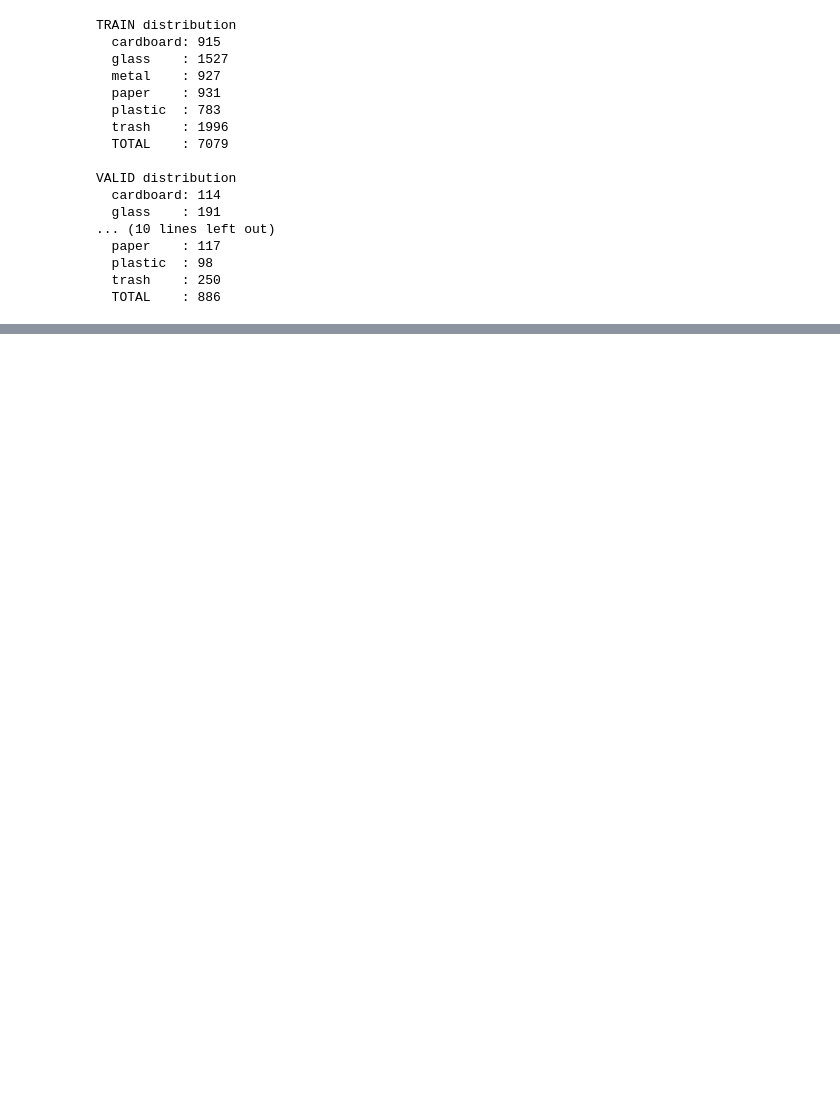
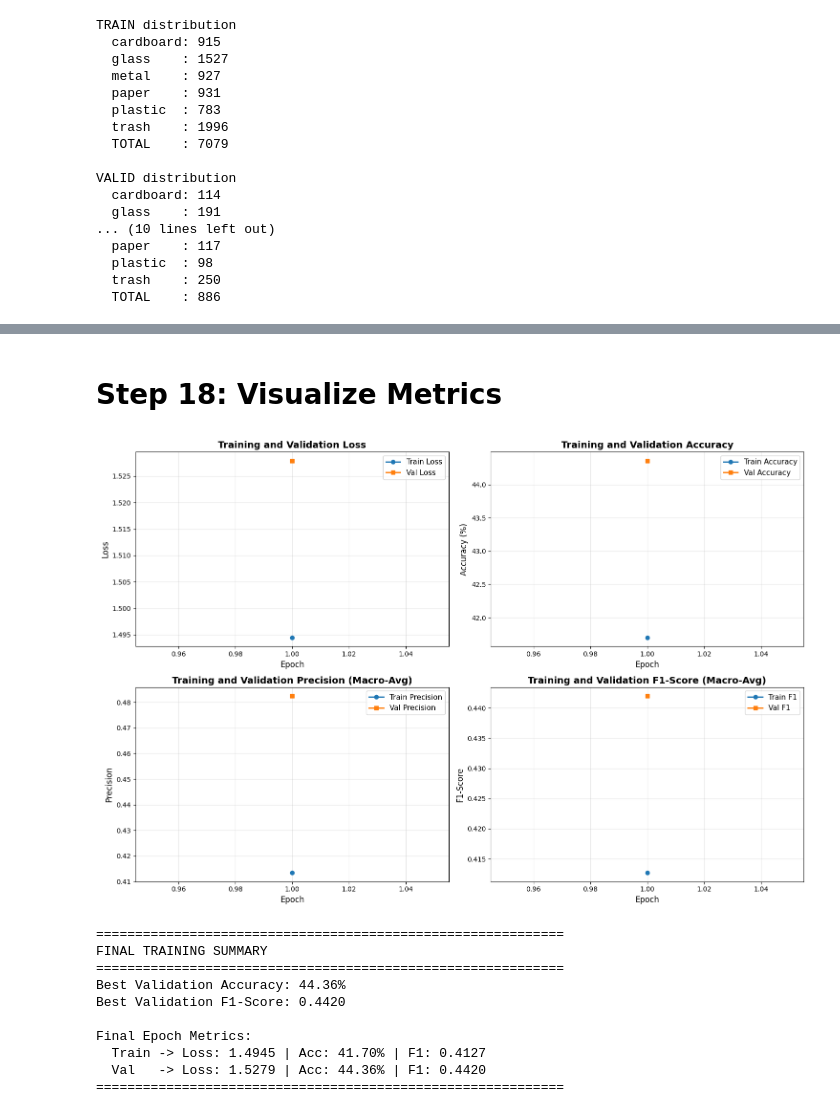
Before and after one commit to AgustinSV/CS325-project, a Jupyter notebook: garbage_classification.ipynb, the cells around one changed output, grey strips where cells are left out. Saved outputs shown, nothing was run; the diff lists cells and outputs as text; code cells hidden in the pictures; blank space fills up the shorter version.

Commit message:
Updated metrics + visualization

```diff
--- a/garbage_classification.ipynb
+++ b/garbage_classification.ipynb
@@ -979,0 +1050,67 @@ if __name__ == "__main__":
+# %% [markdown]
+# Step 18: Visualize Metrics
+# %%
+# Plot training history
+fig, axes = plt.subplots(2, 2, figsize=(15, 10))
+
+# Plot 1: Loss over epochs
+axes[0, 0].plot(results['epochs'], results['train_losses'], label='Train Loss', marker='o', linewidth=2)
+axes[0, 0].plot(results['epochs'], results['val_losses'], label='Val Loss', marker='s', linewidth=2)
+axes[0, 0].set_xlabel('Epoch', fontsize=12)
+axes[0, 0].set_ylabel('Loss', fontsize=12)
+axes[0, 0].set_title('Training and Validation Loss', fontsize=14, fontweight='bold')
+axes[0, 0].legend(fontsize=11)
+axes[0, 0].grid(True, alpha=0.3)
+
+# Plot 2: Accuracy over epochs
+axes[0, 1].plot(results['epochs'], results['train_accuracies'], label='Train Accuracy', marker='o', linewidth=2)
+axes[0, 1].plot(results['epochs'], results['val_accuracies'], label='Val Accuracy', marker='s', linewidth=2)
+axes[0, 1].set_xlabel('Epoch', fontsize=12)
+axes[0, 1].set_ylabel('Accuracy (%)', fontsize=12)
+axes[0, 1].set_title('Training and Validation Accuracy', fontsize=14, fontweight='bold')
+axes[0, 1].legend(fontsize=11)
+axes[0, 1].grid(True, alpha=0.3)
+
+# Plot 3: Precision over epochs
+axes[1, 0].plot(results['epochs'], results['train_precisions'], label='Train Precision', marker='o', linewidth=2)
+axes[1, 0].plot(results['epochs'], results['val_precisions'], label='Val Precision', marker='s', linewidth=2)
+axes[1, 0].set_xlabel('Epoch', fontsize=12)
+axes[1, 0].set_ylabel('Precision', fontsize=12)
+axes[1, 0].set_title('Training and Validation Precision (Macro-Avg)', fontsize=14, fontweight='bold')
+axes[1, 0].legend(fontsize=11)
+axes[1, 0].grid(True, alpha=0.3)
+
+# Plot 4: F1-Score over epochs
+axes[1, 1].plot(results['epochs'], results['train_f1s'], label='Train F1', marker='o', linewidth=2)
+axes[1, 1].plot(results['epochs'], results['val_f1s'], label='Val F1', marker='s', linewidth=2)
+axes[1, 1].set_xlabel('Epoch', fontsize=12)
+axes[1, 1].set_ylabel('F1-Score', fontsize=12)
+axes[1, 1].set_title('Training and Validation F1-Score (Macro-Avg)', fontsize=14, fontweight='bold')
+axes[1, 1].legend(fontsize=11)
+axes[1, 1].grid(True, alpha=0.3)
+
+plt.tight_layout()
+plt.show()
+
+# Print final results summary
+print(f"\n{'='*60}")
+print("FINAL TRAINING SUMMARY")
+print(f"{'='*60}")
+print(f"Best Validation Accuracy: {results['best_acc']:.2f}%")
+print(f"Best Validation F1-Score: {results['best_f1']:.4f}")
+print(f"\nFinal Epoch Metrics:")
+print(f"  Train -> Loss: {results['train_losses'][-1]:.4f} | Acc: {results['train_accuracies'][-1]:.2f}% | F1: {results['train_f1s'][-1]:.4f}")
+print(f"  Val   -> Loss: {results['val_losses'][-1]:.4f} | Acc: {results['val_accuracies'][-1]:.2f}% | F1: {results['val_f1s'][-1]:.4f}")
+print(f"{'='*60}")
+# %% [output]
+[figure, added]
+============================================================
+FINAL TRAINING SUMMARY
+============================================================
+Best Validation Accuracy: 44.36%
+Best Validation F1-Score: 0.4420
+
+Final Epoch Metrics:
+  Train -> Loss: 1.4945 | Acc: 41.70% | F1: 0.4127
+  Val   -> Loss: 1.5279 | Acc: 44.36% | F1: 0.4420
+============================================================
```
Also changed, not shown: parts of 16 cells of this notebook.
